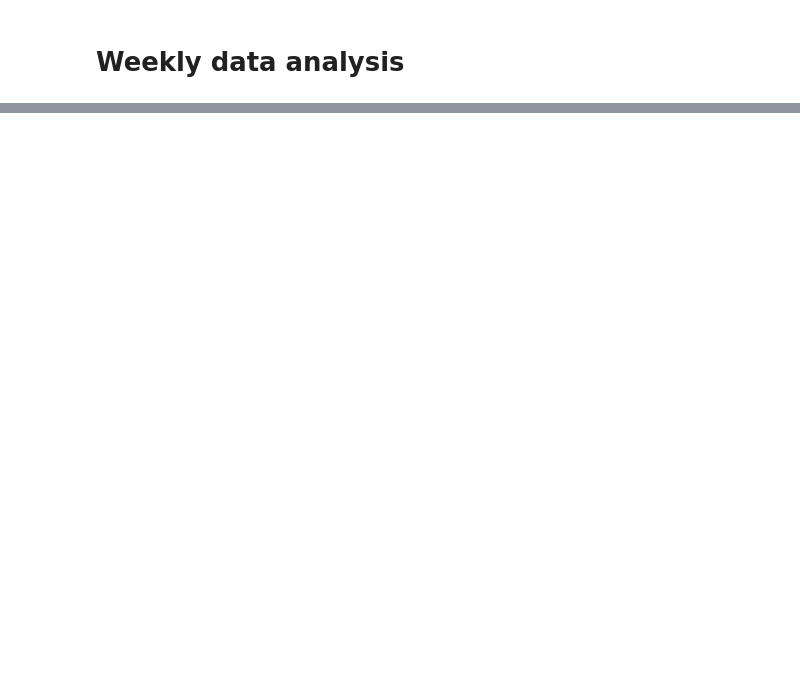
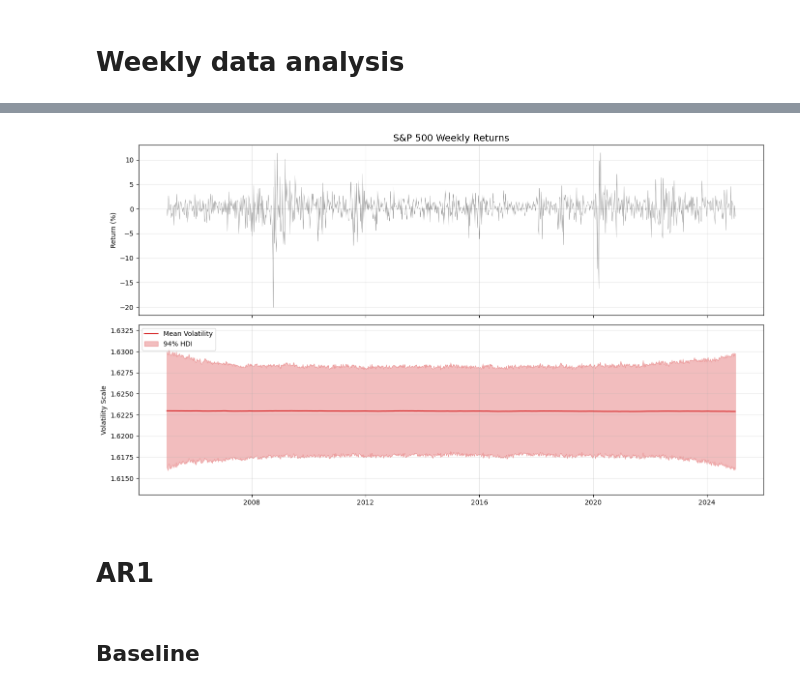
Before and after one commit to niccolo-s/AI_Programming_Project, a Jupyter notebook: code_v2.ipynb, the cells around one changed output, grey strips where cells are left out. Drawn from its saved outputs; the diff is of its cells as text; code cells hidden in the pictures; blank space fills up the shorter version.

```diff
--- a/code_v2.ipynb
+++ b/code_v2.ipynb
@@ -89,0 +287,45 @@ print("\n✓ Exploratory plots saved to 'plots/phase2_exploratory.png'")
+# %%
+# Extract data
+vol_mean = trace_sv.posterior["volatility"].mean(dim=["chain", "draw"]).values
+hdi_vol = az.hdi(trace_sv.posterior)["volatility"].values
+
+# Calculate bounds for adaptive zooming
+hdi_min = hdi_vol.min()
+hdi_max = hdi_vol.max()
+# Add 20% padding around the min/max to ensure visibility
+y_lower = max(0, hdi_min - (hdi_max - hdi_min)*0.2)
+y_upper = hdi_max + (hdi_max - hdi_min)*0.2
+
+# Handle the "Flat Line" edge case (prevent crash if min == max)
+if y_upper == y_lower:
+    y_lower = hdi_min * 0.9
+    y_upper = hdi_max * 1.1
+
+fig, ax = plt.subplots(2, 1, figsize=(14, 8), sharex=True)
+
+# Top Panel
+ax[0].plot(dates, y, color="black", alpha=0.4, lw=0.5)
+ax[0].set_title("S&P 500 Weekly Returns", fontsize=14)
+ax[0].grid(True, alpha=0.3)
+ax[0].set_ylabel("Return (%)")
+
+# Bottom Panel
+ax[1].plot(dates, vol_mean, color="#D62728", lw=1.5, label="Mean Volatility")
+ax[1].fill_between(dates, hdi_vol[:, 0], hdi_vol[:, 1], color="#D62728", alpha=0.3, label="94% HDI")
+
+# APPLY THE ADAPTIVE LIMITS
+ax[1].set_ylim(y_lower, y_upper)
+
+# Annotations (Optional)
+ax[1].set_ylabel("Volatility Scale")
+ax[1].legend(loc="upper left")
+ax[1].grid(True, alpha=0.3)
+
+plt.tight_layout()
+plt.show()
+# %% [output]
+[figure, added]
+# %% [markdown]
+# AR1
+# %% [markdown]
+## Baseline
```
Also changed, not shown: parts of 48 cells of this notebook.
